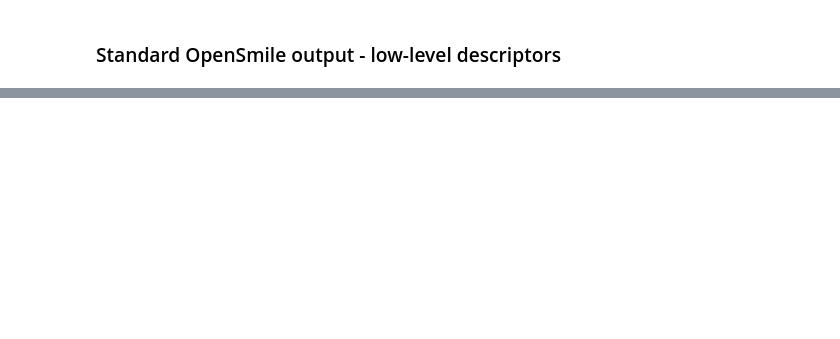
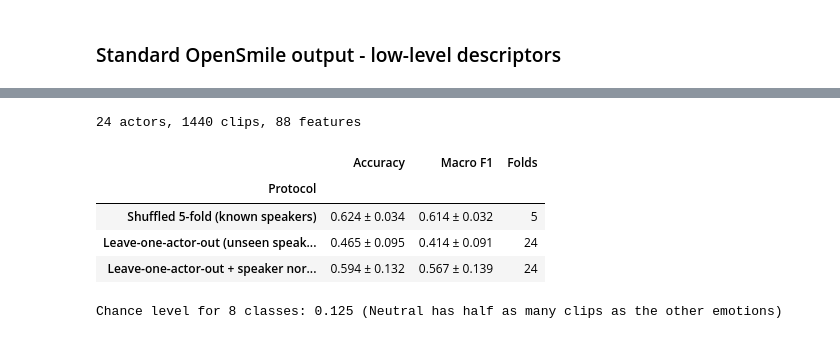
Before and after one commit to zombi170/audio-nlp-processing, a Jupyter notebook: opensmile.ipynb, the cells around one changed output, grey strips where cells are left out. Drawn from its saved outputs; the diff is of its cells as text; code cells hidden in the pictures; blank space fills up the shorter version.

```diff
--- a/opensmile.ipynb
+++ b/opensmile.ipynb
@@ -267,0 +156,61 @@ plt.show()
+# %%
+import numpy as np
+import pandas as pd
+from pathlib import Path
+from sklearn.base import clone
+from sklearn.model_selection import StratifiedKFold, LeaveOneGroupOut, cross_validate, cross_val_predict
+
+# RAVDESS filename: modality-channel-emotion-intensity-statement-repetition-actor.wav
+files = df_func.index.get_level_values('file')
+meta = pd.DataFrame([Path(f).stem.split('-') for f in files],
+                    columns=['modality', 'channel', 'emotion', 'intensity',
+                             'statement', 'repetition', 'actor']).astype(int)
+actors = meta['actor'].to_numpy()
+
+X = df_func.drop(columns=['label'])
+y = df_func['label'].to_numpy()
+assert (meta['emotion'].to_numpy() == y).all(), "label column does not match the emotion code in the filename"
+
+# Z-score each feature within each actor (RAVDESS: odd actor IDs are male, even are female)
+X_spk = X.groupby(actors).transform(lambda g: (g - g.mean()) / (g.std(ddof=0) + 1e-8))
+
+print(f"{len(np.unique(actors))} actors, {len(y)} clips, {X.shape[1]} features")
+# %% [output]
+24 actors, 1440 clips, 88 features
+# %%
+from sklearn.preprocessing import StandardScaler
+from sklearn.ensemble import RandomForestClassifier
+from sklearn.pipeline import Pipeline
+
+pipeline = Pipeline([
+    ('scaler', StandardScaler()),
+    ('rf', RandomForestClassifier(random_state=123))
+])
+
+protocols = [
+    ("Shuffled 5-fold (known speakers)", StratifiedKFold(n_splits=5, shuffle=True, random_state=123), X, None),
+    ("Leave-one-actor-out (unseen speakers)", LeaveOneGroupOut(), X, actors),
+    ("Leave-one-actor-out + speaker normalisation", LeaveOneGroupOut(), X_spk, actors),
+]
+
+rows = []
+for name, cv, X_eval, groups in protocols:
+    res = cross_validate(clone(pipeline), X_eval, y, cv=cv, groups=groups,
+                         scoring={'acc': 'accuracy', 'f1': 'f1_macro'}, n_jobs=-1)
+    rows.append({
+        "Protocol": name,
+        "Accuracy": f"{res['test_acc'].mean():.3f} ± {res['test_acc'].std():.3f}",
+        "Macro F1": f"{res['test_f1'].mean():.3f} ± {res['test_f1'].std():.3f}",
+        "Folds": len(res['test_acc']),
+    })
+
+protocol_results = pd.DataFrame(rows).set_index("Protocol")
+display(protocol_results)
+print("Chance level for 8 classes: 0.125 (Neutral has half as many clips as the other emotions)")
+# %% [output]
+|  | Accuracy | Macro F1 | Folds |
+| Protocol |  |  |  |
+| Shuffled 5-fold (known speakers) | 0.624 ± 0.034 | 0.614 ± 0.032 | 5 |
+| Leave-one-actor-out (unseen speak... | 0.465 ± 0.095 | 0.414 ± 0.091 | 24 |
+| Leave-one-actor-out + speaker nor... | 0.594 ± 0.132 | 0.567 ± 0.139 | 24 |
+Chance level for 8 classes: 0.125 (Neutral has half as many clips as the other emotions)
```
Also changed, not shown: parts of 16 cells of this notebook, 1 other file.
